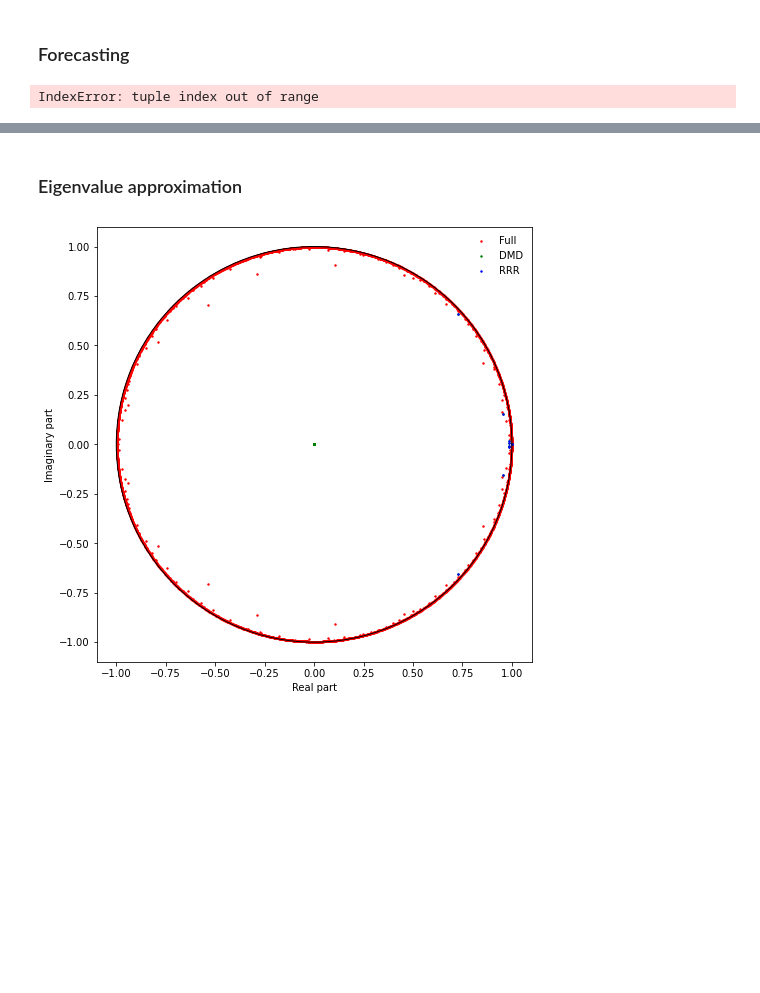
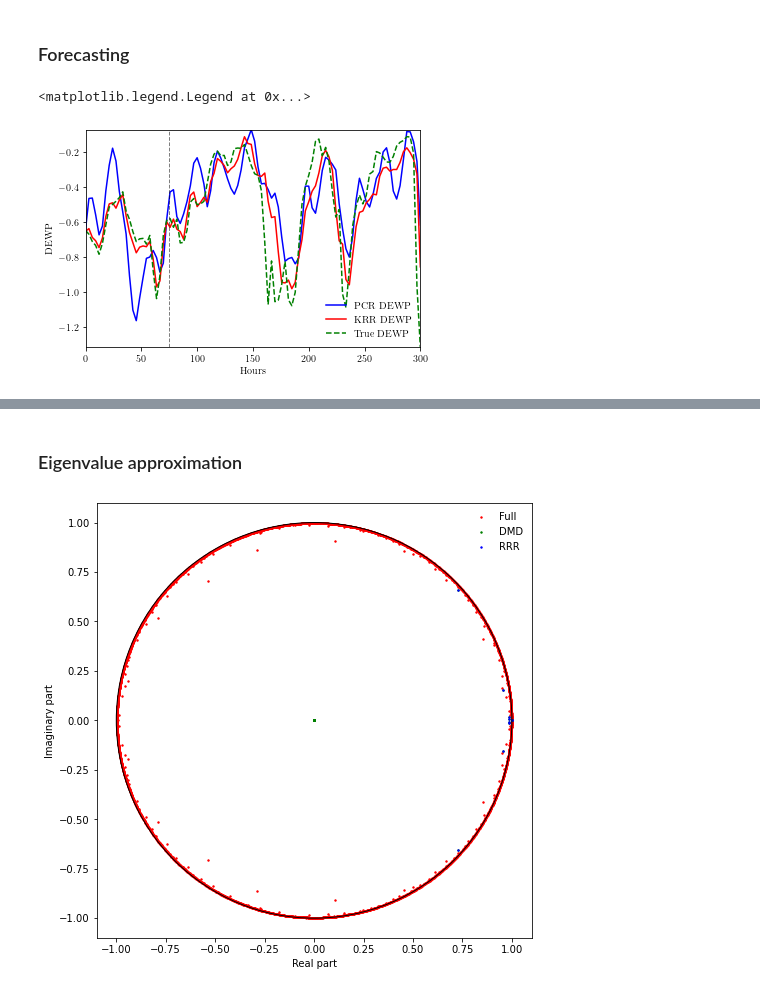
Before and after one commit to Machine-Learning-Dynamical-Systems/kooplearn, a Jupyter notebook: examples/Beijing_air_quality/analysis.ipynb, the cells around one changed output, grey strips where cells are left out. Saved outputs shown, nothing was run; the diff lists cells and outputs as text; code cells hidden in the pictures; blank space fills up the shorter version.

```diff
--- a/examples/Beijing_air_quality/analysis.ipynb
+++ b/examples/Beijing_air_quality/analysis.ipynb
@@ -139,11 +46,0 @@ INIT: Computing low-rank-projection
-# %%
-#If history, mask everything but the last history timesteps
-def mask_old_timesteps(array, measurement, history):
-    idxs = []
-    num_cols = array.shape[1]
-    num_features = int(num_cols/history)
-    for i,x in enumerate(_cols):
-        if measurement in x:
-            if i >= num_features*int(history - 1):
-                idxs.append(i)
-    return array[:, idxs]
@@ -160,18 +80,25 @@ x_true = Y[idx_0:(idx_0 + n_steps  +1)]
 # %%
 measurement = 'DEWP'
-m_true = mask_old_timesteps(x_true, measurement, history)
-m_pred = mask_old_timesteps(x_pred, measurement, history)
-hours = np.linspace(0, n_steps*n_timesteps, n_steps + 1)
-plt.plot(hours, m_true, 'g-', alpha = 0.3, lw=0.3)
-plt.plot(hours, m_true.mean(axis=1), 'g-', label='True ' + measurement)
-plt.plot(hours, m_pred, 'r-', alpha = 0.3, lw=0.3)
-plt.plot(hours, m_pred.mean(axis=1), 'r-.', label='Predicted ' + measurement)
-plt.axvline(x=n_timesteps*25, color='k', linestyle='--', lw=1, alpha = 0.5)
-plt.text(x=n_timesteps*25 + 3, y = -2, s='UNSEEN DATA', rotation='vertical', fontsize=8, verticalalignment='bottom')
-plt.ylabel(measurement)
-plt.xlabel('Hours')
-plt.margins(0)
-plt.legend(frameon=False)
+
+data = [x_pcr, x_pred, x_true]
+labels = ['PCR', 'KRR', 'True']
+colors = ['b-', 'r-', 'g--']
+fig, ax = plt.subplots()
+def plot_forecast(ax, x, label, color):
+    m = mask_old_timesteps(x, features_names, measurement, history)
+    hours = np.linspace(0, n_steps*n_timesteps, n_steps)
+    #ax.plot(hours, m, color, alpha = 0.3, lw=0.3)
+    ax.plot(hours, m.mean(axis=1), color, label=label + ' ' + measurement)
+
+for i in range(len(data)):
+    plot_forecast(ax, data[i], labels[i], colors[i])
+ax.axvline(x=n_timesteps*25, color='k', linestyle='--', lw=1, alpha = 0.5)
+#plt.text(x=n_timesteps*25 + 3, y = -2, s='UNSEEN DATA', rotation='vertical', fontsize=8, verticalalignment='bottom')
+ax.set_ylabel(measurement)
+ax.set_xlabel('Hours')
+ax.margins(0)
+ax.legend(frameon=False)
 #plt.savefig("figs/predictions_" + measurement + ".pdf", bbox_inches='tight')
 # %% [output]
-IndexError: tuple index out of range
+<matplotlib.legend.Legend at 0x...>
+[figure, added]
```
Also changed, not shown: parts of 11 cells of this notebook, 8 other files.
